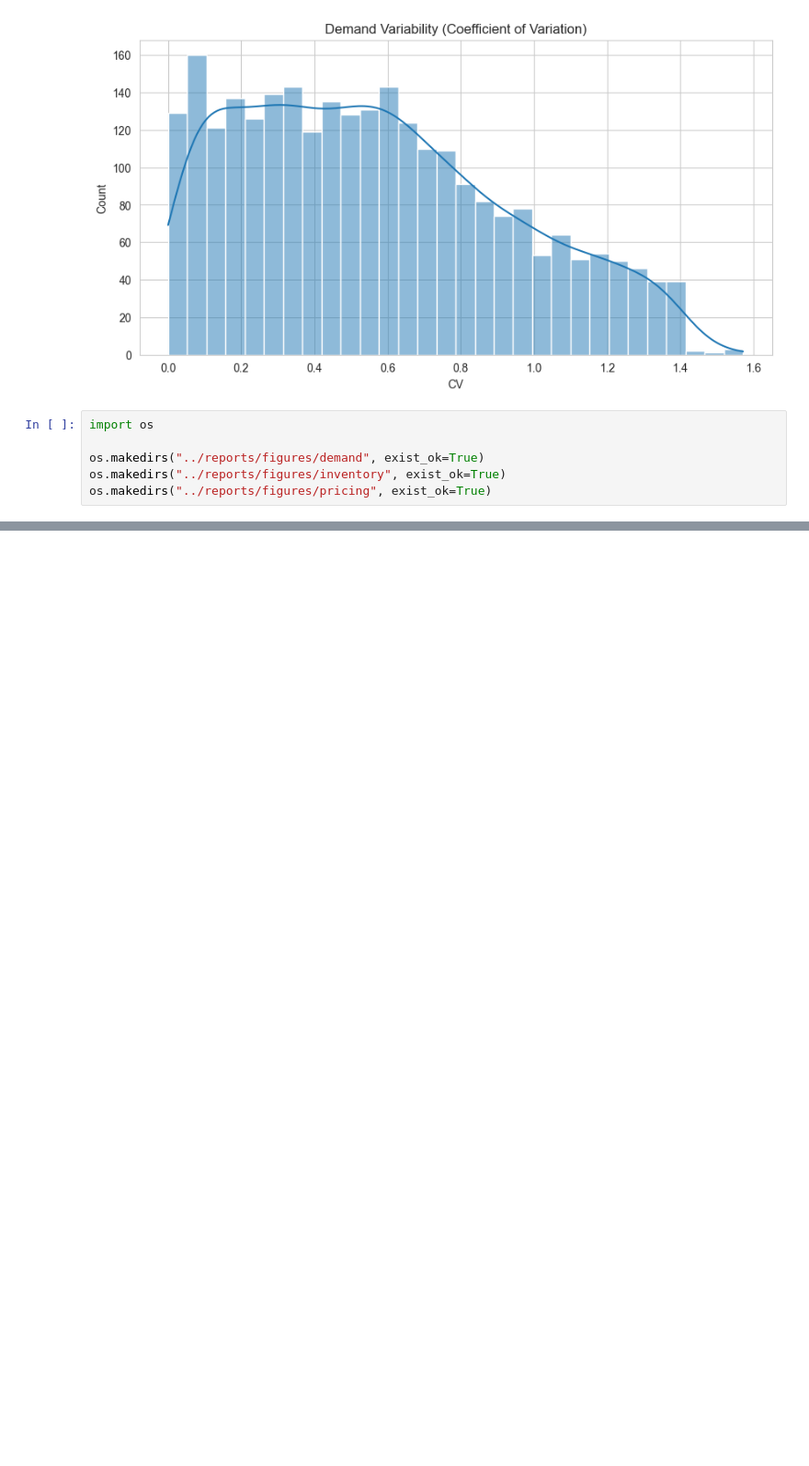
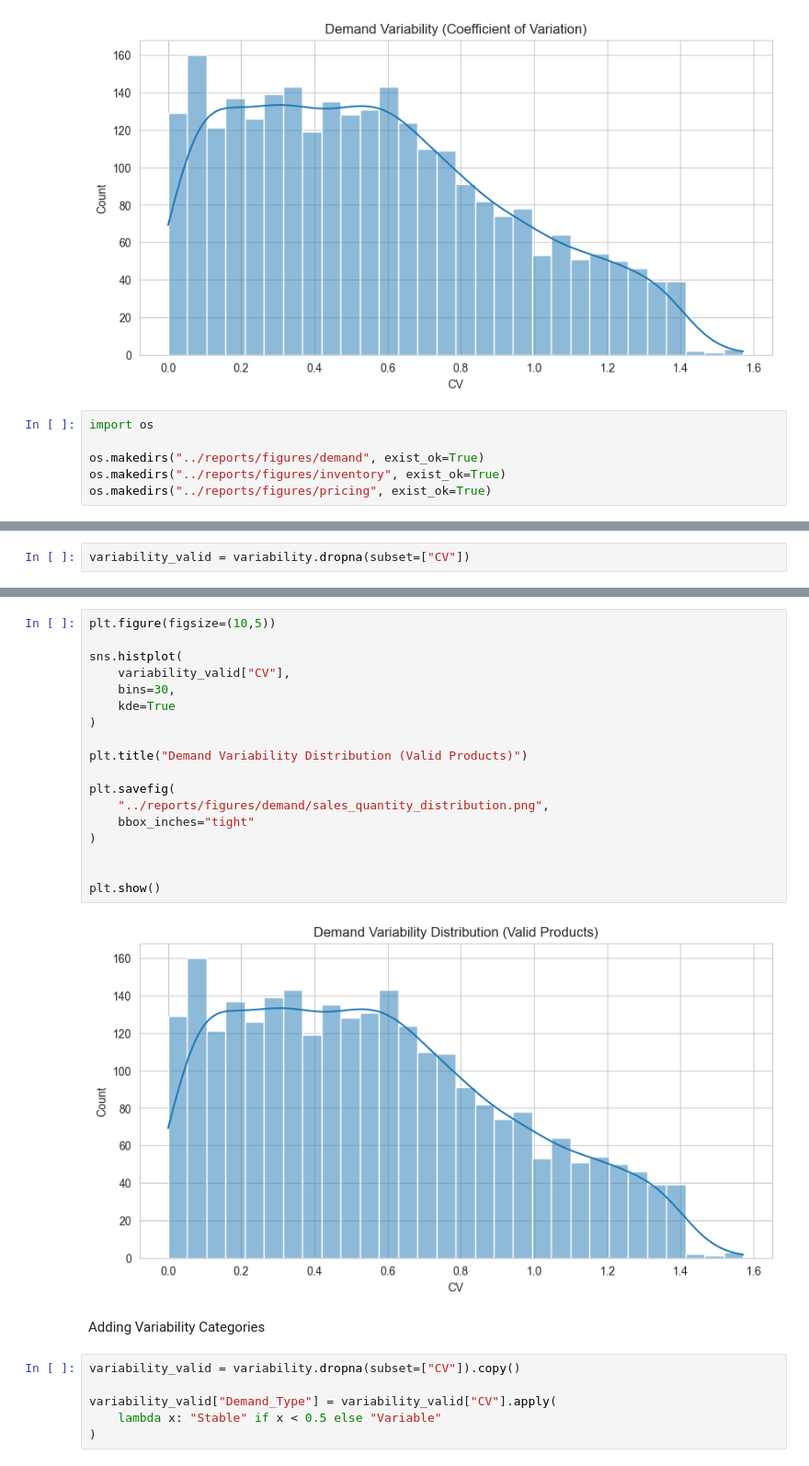
Before and after one commit to patelshivam109/Inventory_Optimization_System, a Jupyter notebook: notebooks/day1.ipynb, the cells around one changed output, grey strips where cells are left out. Shown at 92% size. Saved outputs shown, nothing was run; the diff lists cells and outputs as text; blank space fills up the shorter version.

Commit message:
Complete data cleaning exploratory analysis and demand variability assessment

```diff
--- a/notebooks/day1.ipynb
+++ b/notebooks/day1.ipynb
@@ -615,0 +658,2 @@ os.makedirs("../reports/figures/pricing", exist_ok=True)
+# %%
+variability_valid = variability.dropna(subset=["CV"])
@@ -615,0 +672,28 @@ os.makedirs("../reports/figures/pricing", exist_ok=True)
+# %%
+plt.figure(figsize=(10,5))
+
+sns.histplot(
+    variability_valid["CV"],
+    bins=30,
+    kde=True
+)
+
+plt.title("Demand Variability Distribution (Valid Products)")
+
+plt.savefig(
+    "../reports/figures/demand/sales_quantity_distribution.png",
+    bbox_inches="tight"
+)
+
+
+plt.show()
+# %% [output]
+[figure, added]
+# %% [markdown]
+Adding Variability Categories
+# %%
+variability_valid = variability.dropna(subset=["CV"]).copy()
+
+variability_valid["Demand_Type"] = variability_valid["CV"].apply(
+    lambda x: "Stable" if x < 0.5 else "Variable"
+)
```
Also changed, not shown: parts of 15 cells of this notebook, 2 other files.
